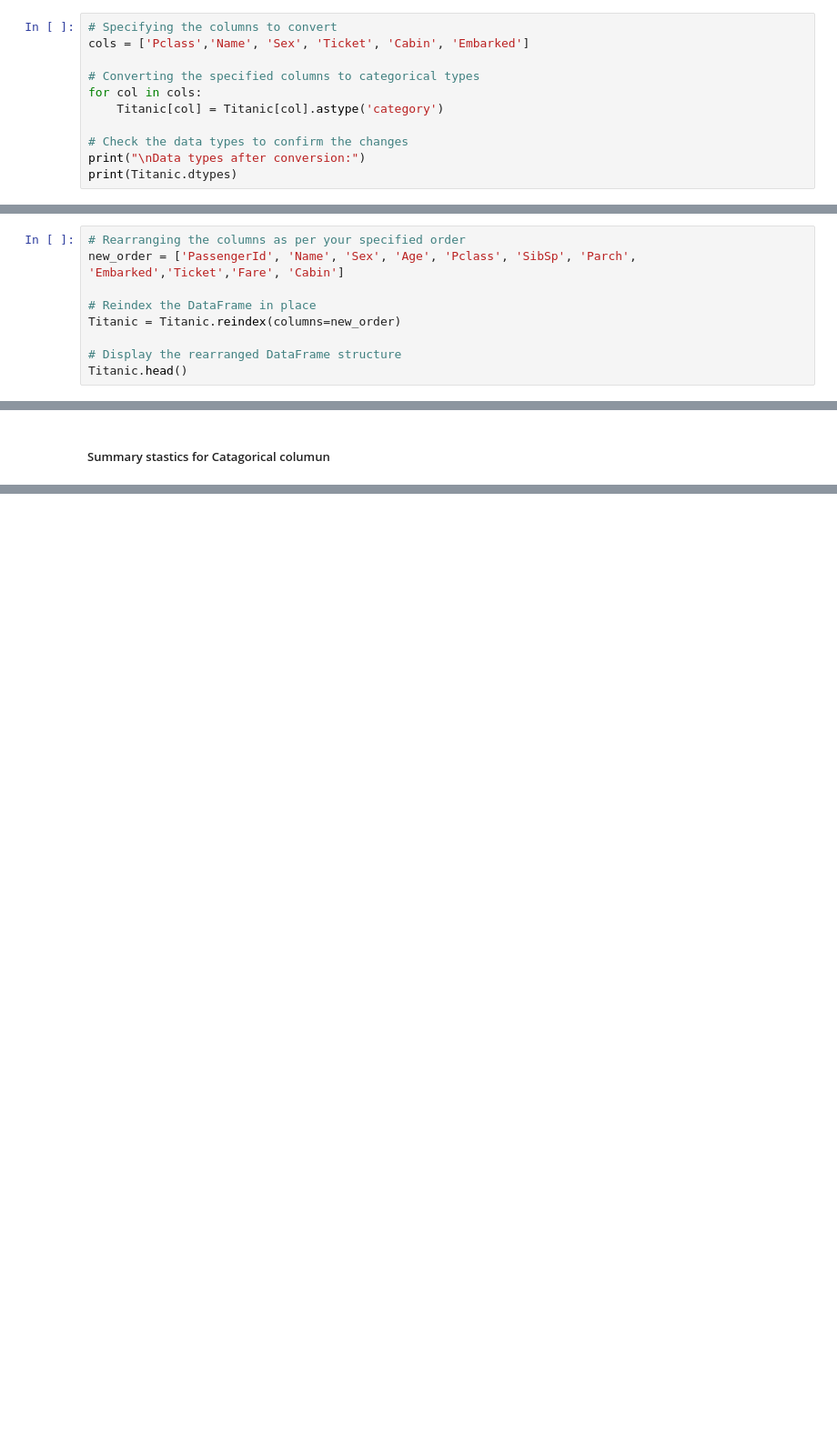
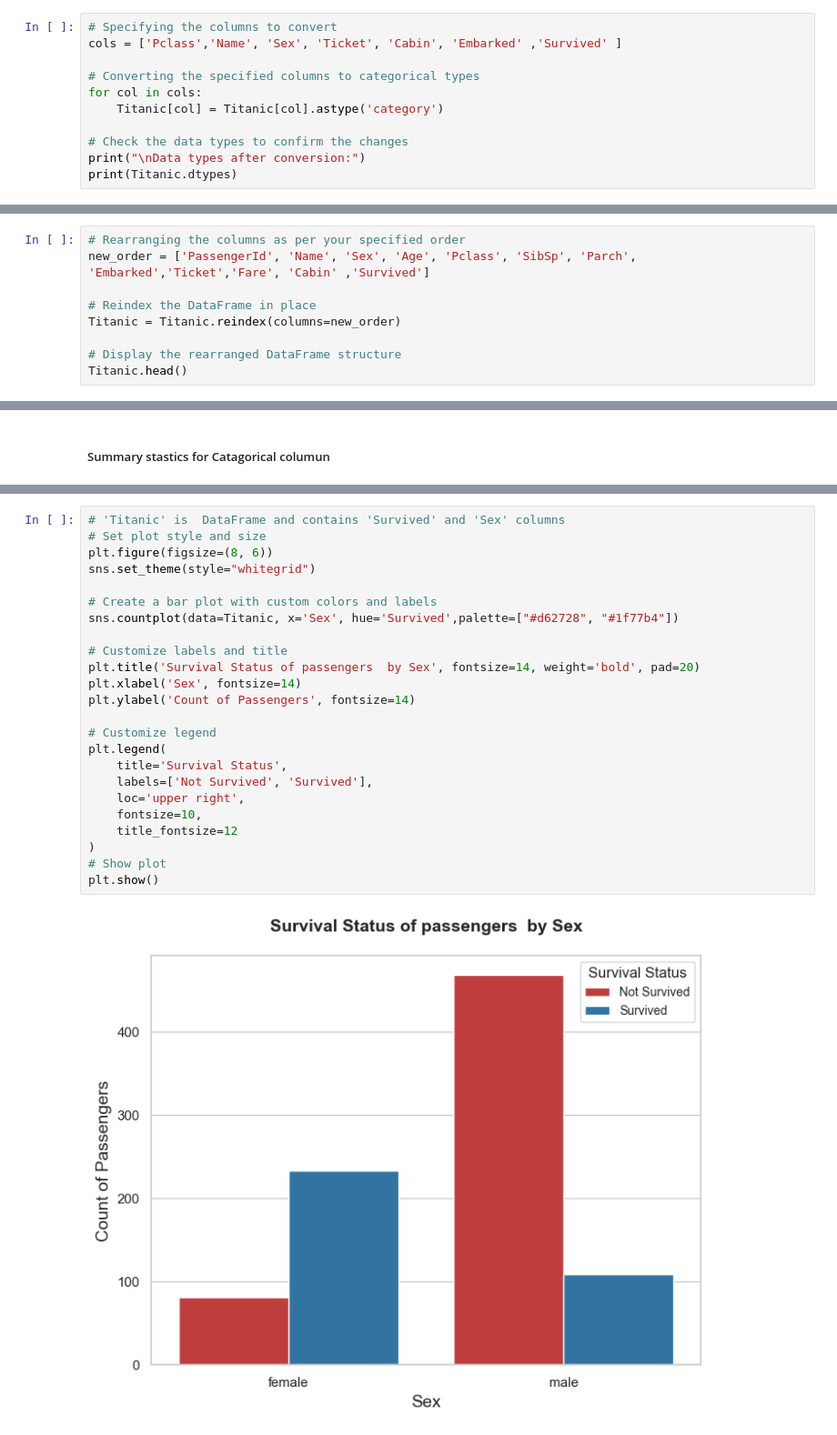
Before and after one commit to SnitTeshome/PRODIGY_DS_02, a Jupyter notebook: Task -02.ipynb, the cells around one changed output, grey strips where cells are left out. Shown at 91% size. Saved outputs shown, nothing was run; the diff lists cells and outputs as text; blank space fills up the shorter version.

```diff
--- a/Task -02.ipynb
+++ b/Task -02.ipynb
@@ -125,7 +125,7 @@ dtype: object
 #####  Transforming to convenient data types
 # %%
 # Specifying the columns to convert
-cols = ['Pclass','Name', 'Sex', 'Ticket', 'Cabin', 'Embarked']
+cols = ['Pclass','Name', 'Sex', 'Ticket', 'Cabin', 'Embarked' ,'Survived' ]
 
 # Converting the specified columns to categorical types
 for col in cols:
@@ -431,7 +431,7 @@ memory usage: 116.1+ KB
 ##### Rearranging Titanic DataFrame Columns for Improved Clarity
 # %%
 # Rearranging the columns as per your specified order
-new_order = ['PassengerId', 'Name', 'Sex', 'Age', 'Pclass', 'SibSp', 'Parch', 'Embarked','Ticket','Fare', 'Cabin']
+new_order = ['PassengerId', 'Name', 'Sex', 'Age', 'Pclass', 'SibSp', 'Parch', 'Embarked','Ticket','Fare', 'Cabin' ,'Survived']
 
 # Reindex the DataFrame in place
 Titanic = Titanic.reindex(columns=new_order)
@@ -579,0 +617,26 @@ Q: 77
+# %%
+# 'Titanic' is  DataFrame and contains 'Survived' and 'Sex' columns
+# Set plot style and size
+plt.figure(figsize=(8, 6))
+sns.set_theme(style="whitegrid")
+
+# Create a bar plot with custom colors and labels
+sns.countplot(data=Titanic, x='Sex', hue='Survived',palette=["#d62728", "#1f77b4"])
+
+# Customize labels and title
+plt.title('Survival Status of passengers  by Sex', fontsize=14, weight='bold', pad=20)
+plt.xlabel('Sex', fontsize=14)
+plt.ylabel('Count of Passengers', fontsize=14)
+
+# Customize legend
+plt.legend(
+    title='Survival Status',
+    labels=['Not Survived', 'Survived'],
+    loc='upper right',
+    fontsize=10,
+    title_fontsize=12
+)
+# Show plot
+plt.show()
+# %% [output]
+[figure, added]
```
Also changed, not shown: parts of 11 cells of this notebook.
